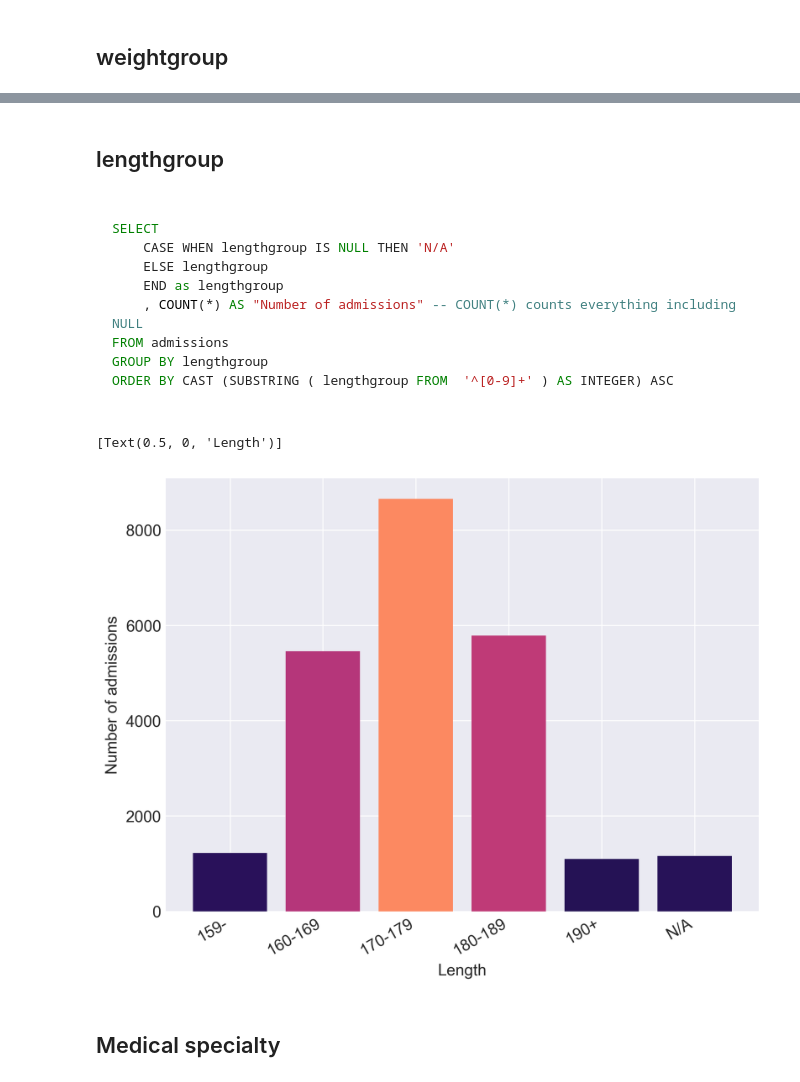
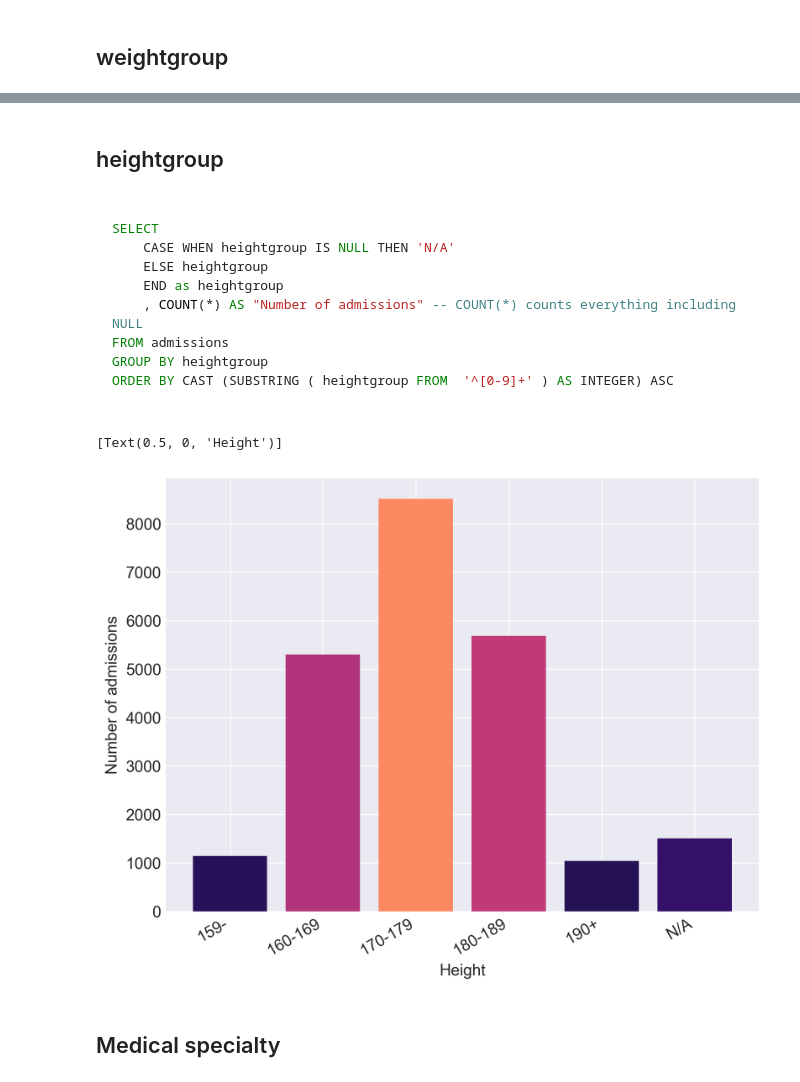
Before and after one commit to AmsterdamUMC/AmsterdamUMCdb, a Jupyter notebook: tables/admissions.ipynb, the cells around one changed output, grey strips where cells are left out. Drawn from its saved outputs; the diff is of its cells as text; code cells hidden in the pictures.

````diff
--- a/tables/admissions.ipynb
+++ b/tables/admissions.ipynb
@@ -581,54 +663,54 @@ ORDER BY CAST (SUBSTRING ( weightgroup FROM  '^[0-9]+' ) AS INTEGER) ASC
 # %% [markdown]
-## <a id='lengthgroup'></a>lengthgroup
+## <a id='heightgroup'></a>heightgroup
 # %%
 sql = """
 SELECT
-    CASE WHEN lengthgroup IS NULL THEN 'N/A'
-    ELSE lengthgroup
-    END as lengthgroup
+    CASE WHEN heightgroup IS NULL THEN 'N/A'
+    ELSE heightgroup
+    END as heightgroup
     , COUNT(*) AS "Number of admissions" -- COUNT(*) counts everything including NULL
 FROM admissions
-GROUP BY lengthgroup
-ORDER BY CAST (SUBSTRING ( lengthgroup FROM  '^[0-9]+' ) AS INTEGER) ASC
+GROUP BY heightgroup
+ORDER BY CAST (SUBSTRING ( heightgroup FROM  '^[0-9]+' ) AS INTEGER) ASC
 """
 display(Markdown("``` mysql\n" + sql + "\n```"))
 df = pd.read_sql(sql,con)
 
 labels = df.iloc[:,0]
 x = np.arange(len(labels))
 y = df.iloc[:,1]
 
 fig, ax = plt.subplots()
 bars = ax.bar(x,y)
 patches = bars.patches
 
 ax.set_xticks(x)
 ax.set_xticklabels(labels, rotation=30, horizontalalignment='right')
 
 cm = plt.cm.get_cmap('magma')
 
 #To normalize your values
 col = (y-y.min())/(y.max()-y.min())
 for c, p in zip(col, patches):
     plt.setp(p, 'facecolor', cm(0.15+0.6*c))
 
 ax.set(ylabel=df.columns[1])
-ax.set(xlabel='Length')
+ax.set(xlabel='Height')
 # %% [output]
 ``` mysql
 
 SELECT
-    CASE WHEN lengthgroup IS NULL THEN 'N/A'
-    ELSE lengthgroup
-    END as lengthgroup
+    CASE WHEN heightgroup IS NULL THEN 'N/A'
+    ELSE heightgroup
+    END as heightgroup
     , COUNT(*) AS "Number of admissions" -- COUNT(*) counts everything including NULL
 FROM admissions
-GROUP BY lengthgroup
-ORDER BY CAST (SUBSTRING ( lengthgroup FROM  '^[0-9]+' ) AS INTEGER) ASC
+GROUP BY heightgroup
+ORDER BY CAST (SUBSTRING ( heightgroup FROM  '^[0-9]+' ) AS INTEGER) ASC
 
 ```
-[Text(0.5, 0, 'Length')]
+[Text(0.5, 0, 'Height')]
-[figure, old version]
+[figure, new version]
 # %% [markdown]
 ## <a id='specialty'></a>Medical specialty
 # %%
````
Also changed, not shown: parts of 17 cells of this notebook, 22 other files.
